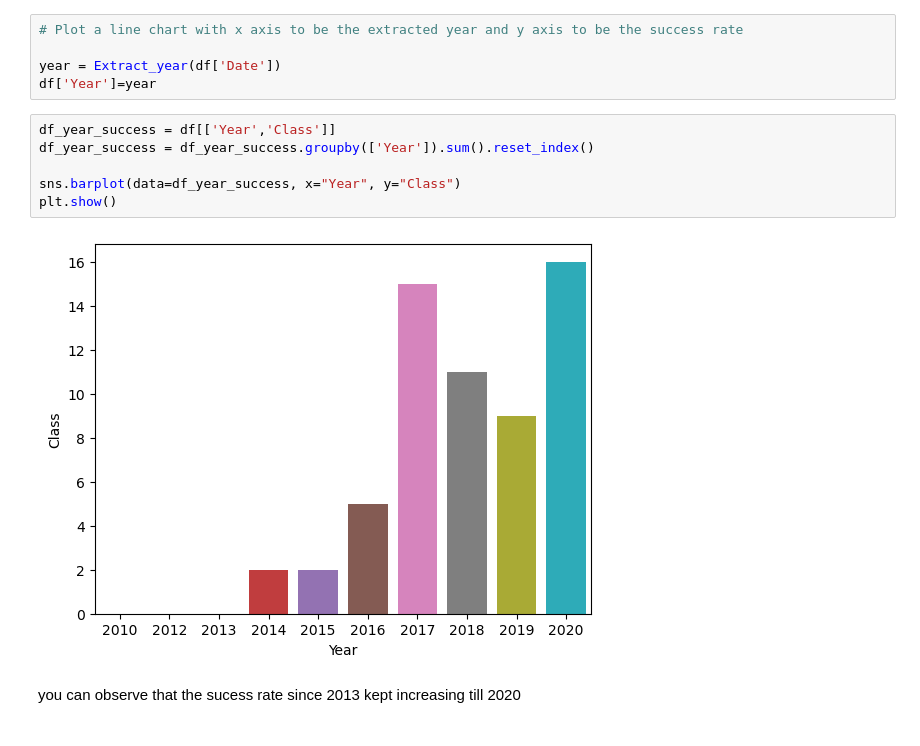
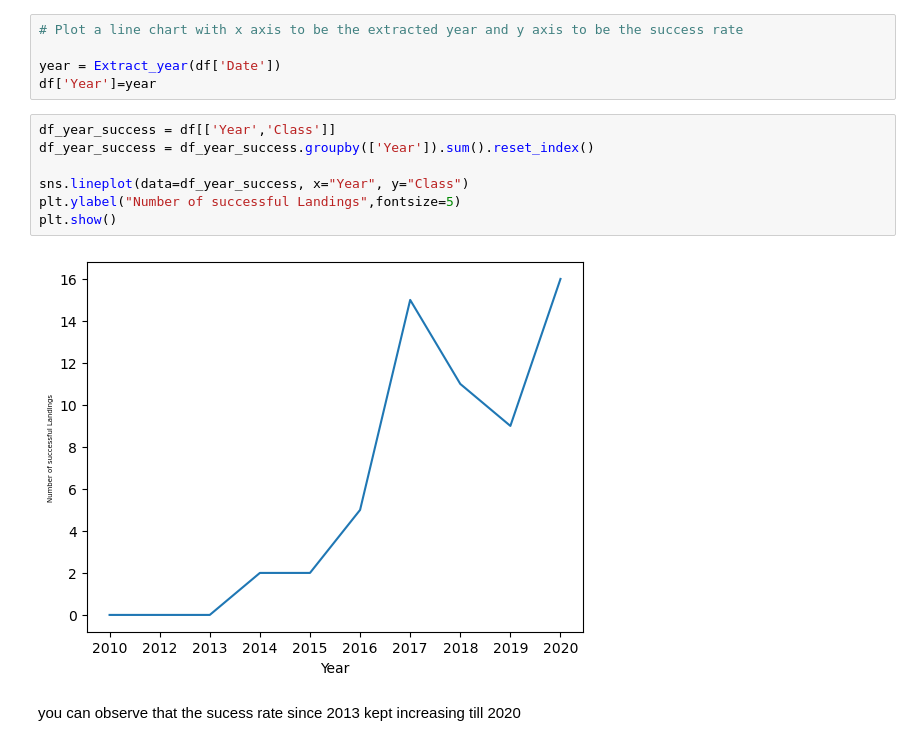
Before and after one commit to jeatzr/capstone-data-project, a Jupyter notebook: EDA with data visualization.ipynb, the cells around one changed output. Cells and saved outputs as stored; diff of their text form.

```diff
--- a/EDA with data visualization.ipynb
+++ b/EDA with data visualization.ipynb
@@ -179,11 +179,12 @@ df['Year']=year
 # %%
 df_year_success = df[['Year','Class']]
 df_year_success = df_year_success.groupby(['Year']).sum().reset_index()
 
-sns.barplot(data=df_year_success, x="Year", y="Class")
+sns.lineplot(data=df_year_success, x="Year", y="Class")
+plt.ylabel("Number of successful Landings",fontsize=5)
 plt.show()
 # %% [output]
-[figure, old version]
+[figure, new version]
 # %% [markdown]
 you can observe that the sucess rate since 2013 kept increasing till 2020
 # %% [markdown]
```
Also changed, not shown: parts of 2 cells of this notebook.
